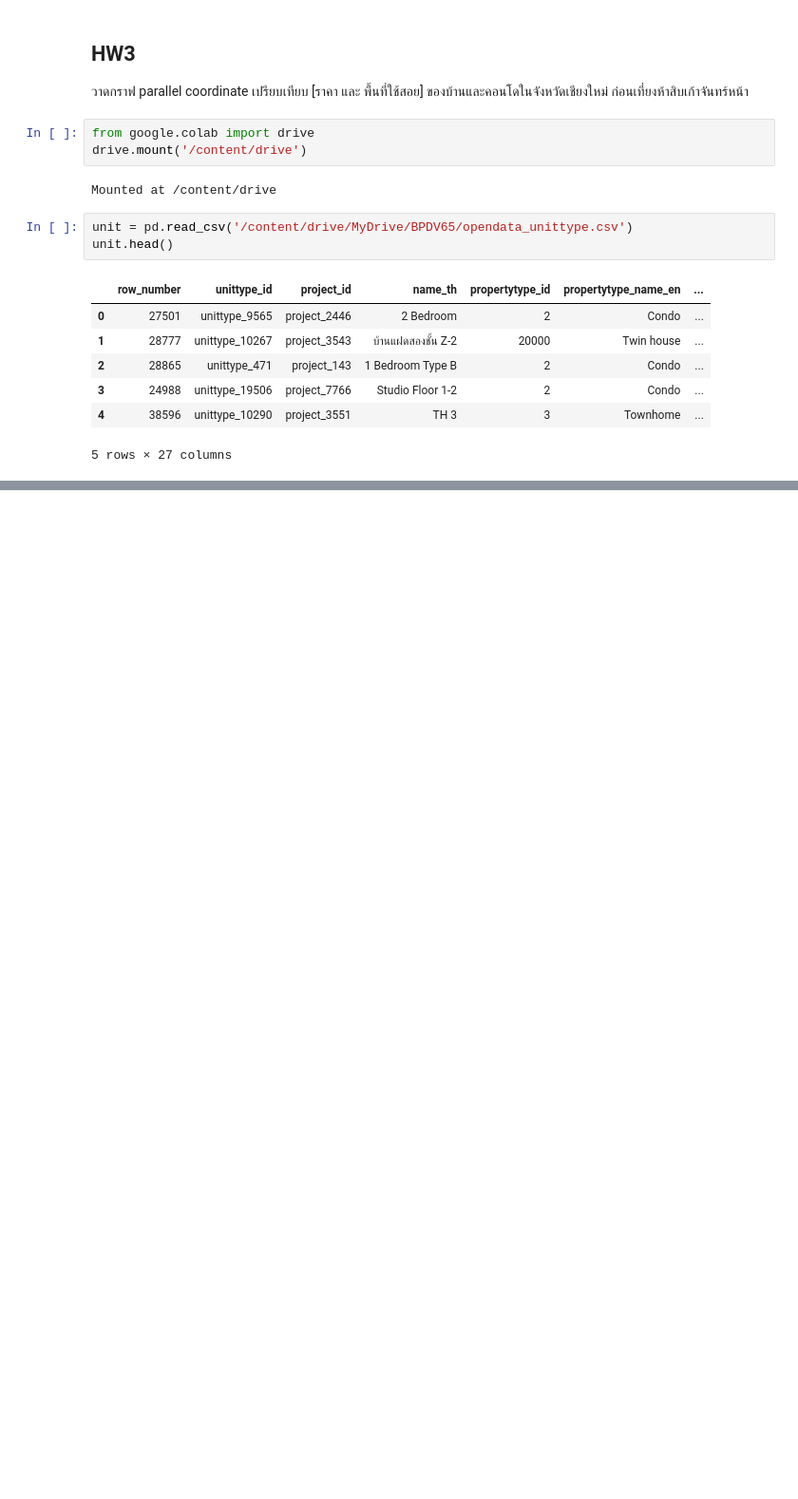
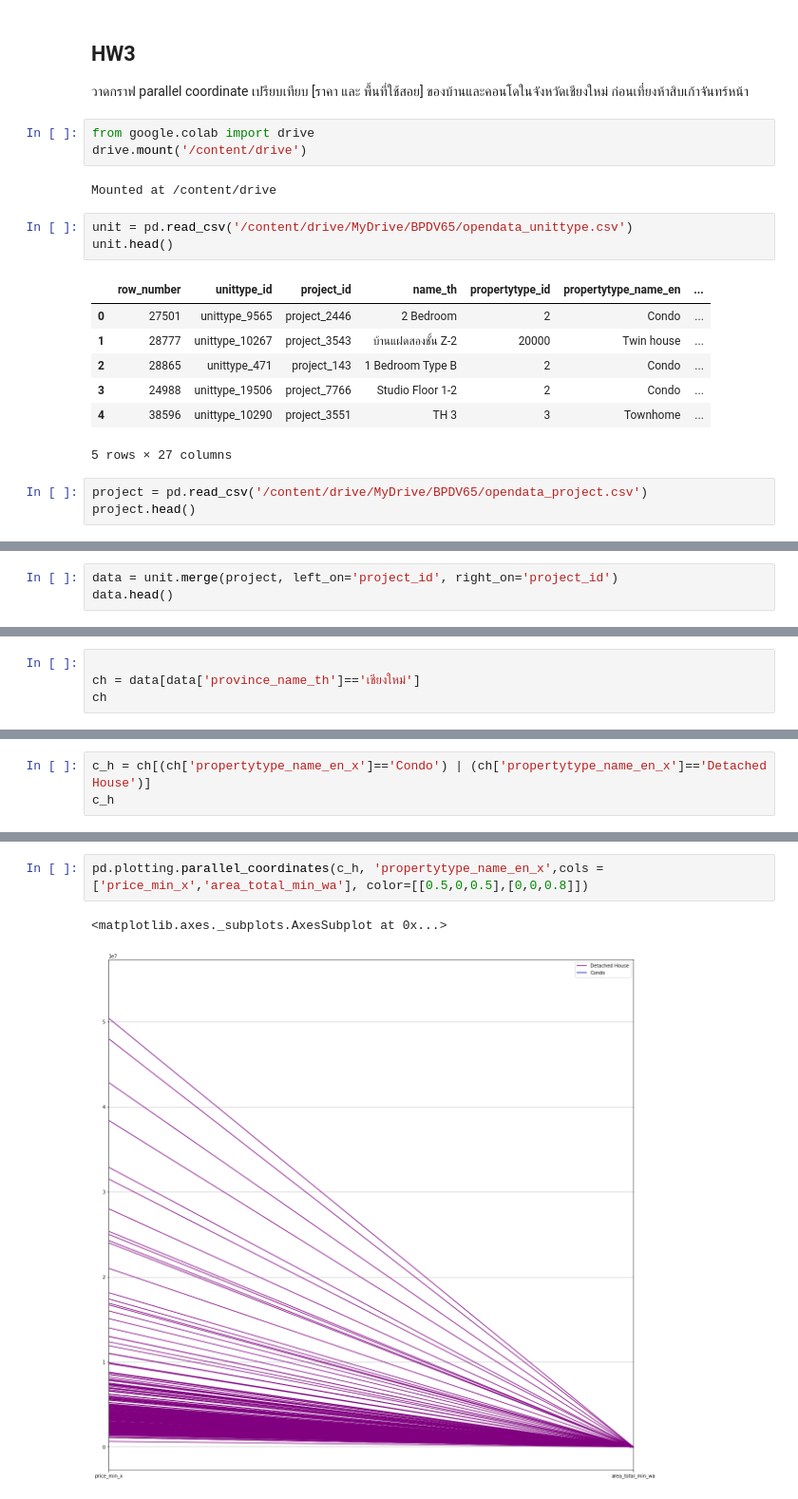
Before and after one commit to Ninkrn/BasicProg_Dataviz65, a Jupyter notebook: DataViz01_Table_Data.ipynb, the cells around one changed output, grey strips where cells are left out. Shown at 95% size. Cells and saved outputs as stored; diff of their text form; blank space fills up the shorter version.

Commit message:
Visualize Table+HW3

```diff
--- a/DataViz01_Table_Data.ipynb
+++ b/DataViz01_Table_Data.ipynb
@@ -164,3 +164,6 @@ unit.head()
 | 3 | 24988 | unittype_19506 | project_7766 | Studio Floor 1-2 | 2 | Condo | ... |
 | 4 | 38596 | unittype_10290 | project_3551 | TH 3 | 3 | Townhome | ... |
 5 rows × 27 columns
+# %%
+project = pd.read_csv('/content/drive/MyDrive/BPDV65/opendata_project.csv')
+project.head()
@@ -166,0 +178,3 @@ unit.head()
+# %%
+data = unit.merge(project, left_on='project_id', right_on='project_id')
+data.head()
@@ -166,0 +189,4 @@ unit.head()
+# %%
+
+ch = data[data['province_name_th']=='เชียงใหม่']
+ch
@@ -166,0 +208,3 @@ unit.head()
+# %%
+c_h = ch[(ch['propertytype_name_en_x']=='Condo') | (ch['propertytype_name_en_x']=='Detached House')]
+c_h
@@ -166,0 +226,5 @@ unit.head()
+# %%
+pd.plotting.parallel_coordinates(c_h, 'propertytype_name_en_x',cols = ['price_min_x','area_total_min_wa'], color=[[0.5,0,0.5],[0,0,0.8]])
+# %% [output]
+<matplotlib.axes._subplots.AxesSubplot at 0x...>
+[figure, added]
```
Also changed, not shown: parts of 4 cells of this notebook.
